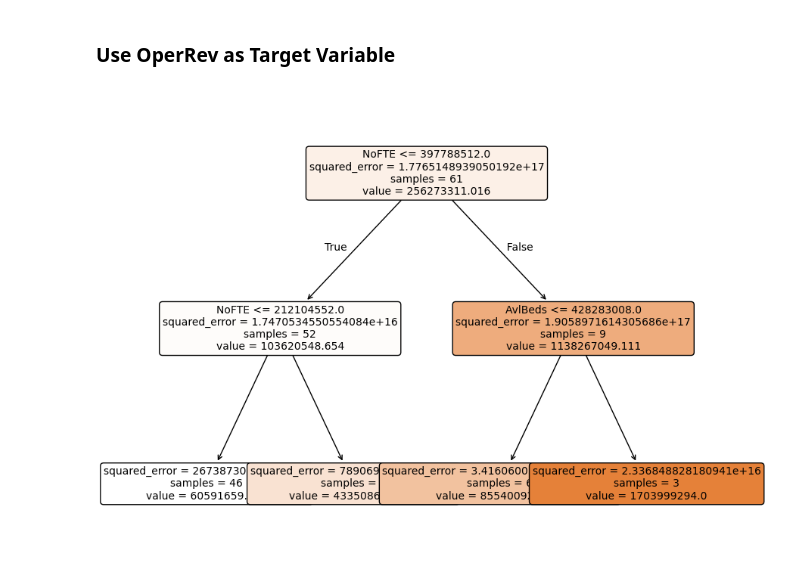
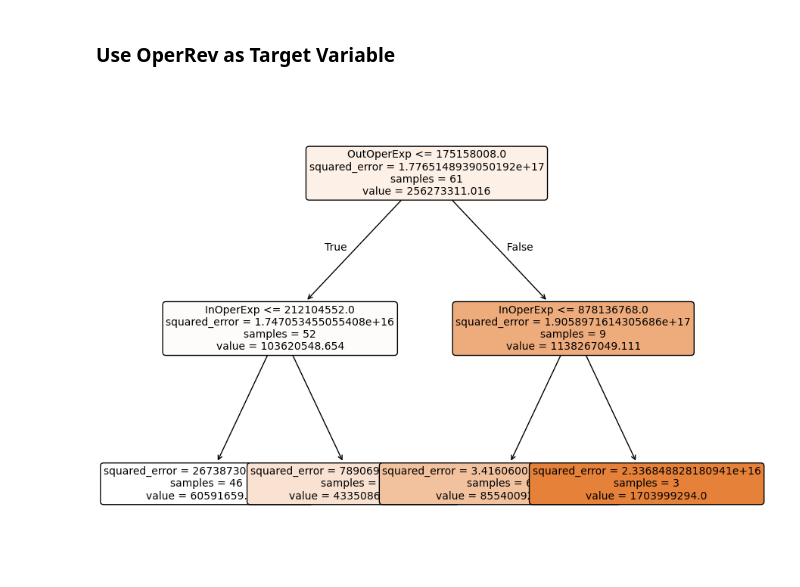
Before and after one commit to MarkLannen/week10labs, a Jupyter notebook: 10_Independent_Lab_Lannen.ipynb, the cells around one changed output. Cells and saved outputs as stored; diff of their text form; code cells hidden in the pictures.

```diff
--- a/10_Independent_Lab_Lannen.ipynb
+++ b/10_Independent_Lab_Lannen.ipynb
@@ -122,24 +122,24 @@ plt.show()
 # %%
 # create numerical list
 hosp_sub_2 = (hosp_df
             .filter(['NetPatRev ', 'InOperExp', 'OutOperExp', 'OperInc'])
            )
 # hosp_sub_2
 
 # merge numerical and converted categorical variables
 decision_tree_2 = pd.merge(hosp_sub_2, dummy, left_index=True, right_index=True)
 
 # Create regression tree
 regression_tree_2 = tree.DecisionTreeRegressor(max_depth=2).fit(decision_tree_2, hosp_df['OperRev'])
 regression_tree_2
 
 # Create plot labels
 col_names_2 = list(decision_tree_2.columns.values)
 col_names_2
 
 # Create plots
 plt.figure(figsize=(10,8))
-tree.plot_tree(regression_tree_2, feature_names=col_names_1, filled=True, rounded=True, fontsize=10)
+tree.plot_tree(regression_tree_2, feature_names=col_names_2, filled=True, rounded=True, fontsize=10)
 plt.show()
 # %% [output]
-[figure, old version]
+[figure, new version]
```
Also changed, not shown: parts of 2 cells of this notebook, 1 other file.
